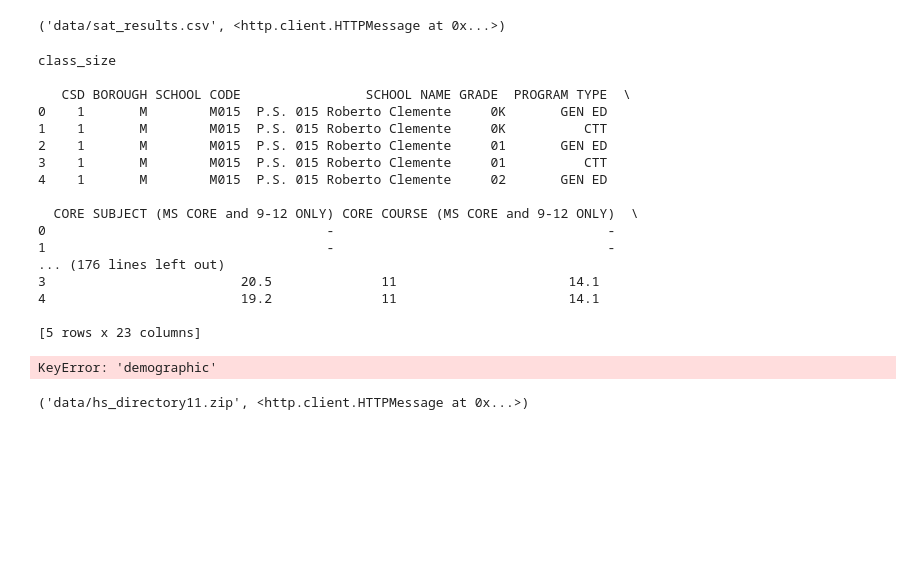
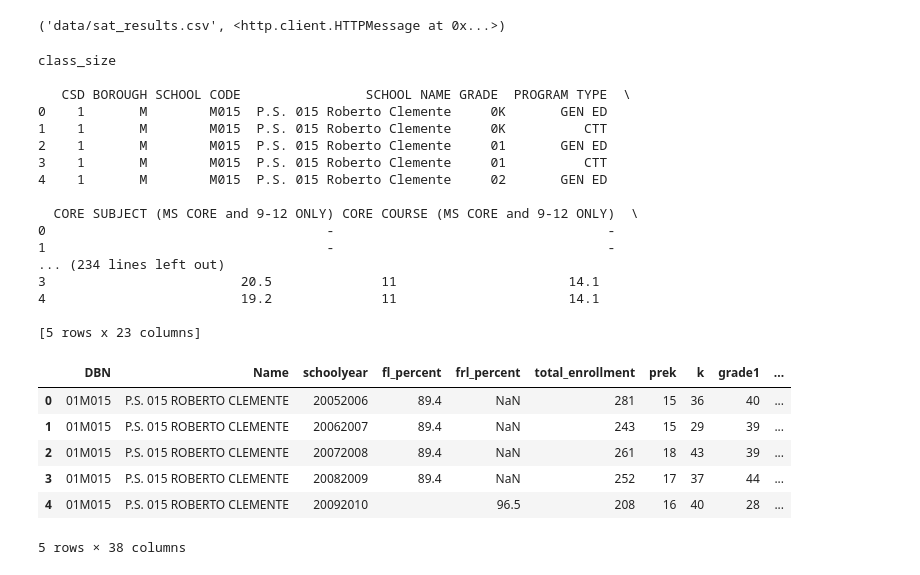
Before and after one commit to Nareshluthra/Project-NYCSat, a Jupyter notebook: my_project_25nov.ipynb, the cells around one changed output. Cells and saved outputs as stored; diff of their text form; code cells hidden in the pictures; blank space fills up the shorter version.

Commit message:
Survey Data upload

```diff
--- a/my_project_25nov.ipynb
+++ b/my_project_25nov.ipynb
@@ -55,11 +54,11 @@ urlretrieve (url_7, 'data/sat_results.csv')
 import numpy as np
 import pandas as pd
 
-files = ["ap_2010.csv", "class_size.csv", "demographics.csv", "graduation.csv", "hs_directory.csv", "math_test_results.csv", "sat_results.csv"]
+data_files = ["ap_2010.csv", "class_size.csv", "demographics.csv", "graduation.csv", "hs_directory.csv", "math_test_results.csv", "sat_results.csv"]
 
 data = {}
 
-for f in files:
+for f in data_files:
     d = pd.read_csv("data/{0}".format(f) ,error_bad_lines=True)
 
 
@@ -81,19 +80,18 @@ class_size
   CORE SUBJECT (MS CORE and 9-12 ONLY) CORE COURSE (MS CORE and 9-12 ONLY)  \
 0                                    -                                   -
 1                                    -                                   -
-... (176 lines left out)
+... (234 lines left out)
 3                         20.5              11                      14.1
 4                         19.2              11                      14.1
 
 [5 rows x 23 columns]
 # %%
-data["demographic"].head()
+data["demographics"].head()
 # %% [output]
+|  | DBN | Name | schoolyear | fl_percent | frl_percent | total_enrollment | prek | k | grade1 | ... |
+| 0 | 01M015 | P.S. 015 ROBERTO CLEMENTE | 20052006 | 89.4 | NaN | 281 | 15 | 36 | 40 | ... |
+| 1 | 01M015 | P.S. 015 ROBERTO CLEMENTE | 20062007 | 89.4 | NaN | 243 | 15 | 29 | 39 | ... |
+| 2 | 01M015 | P.S. 015 ROBERTO CLEMENTE | 20072008 | 89.4 | NaN | 261 | 18 | 43 | 39 | ... |
+| 3 | 01M015 | P.S. 015 ROBERTO CLEMENTE | 20082009 | 89.4 | NaN | 252 | 17 | 37 | 44 | ... |
+| 4 | 01M015 | P.S. 015 ROBERTO CLEMENTE | 20092010 |  | 96.5 | 208 | 16 | 40 | 28 | ... |
-KeyError: 'demographic'
+5 rows × 38 columns
-# %%
-url_11 = ('
-        dataquest-guided-projects-solutions/Guided Project_ Analyzing NYC High School Data/hs_directory.csv
-      ')
-urlretrieve (url_11 , 'data/hs_directory11.zip')
-# %% [output]
-('data/hs_directory11.zip', <http.client.HTTPMessage at 0x...>)
```
Also changed, not shown: parts of 7 cells of this notebook, 2 other files.
